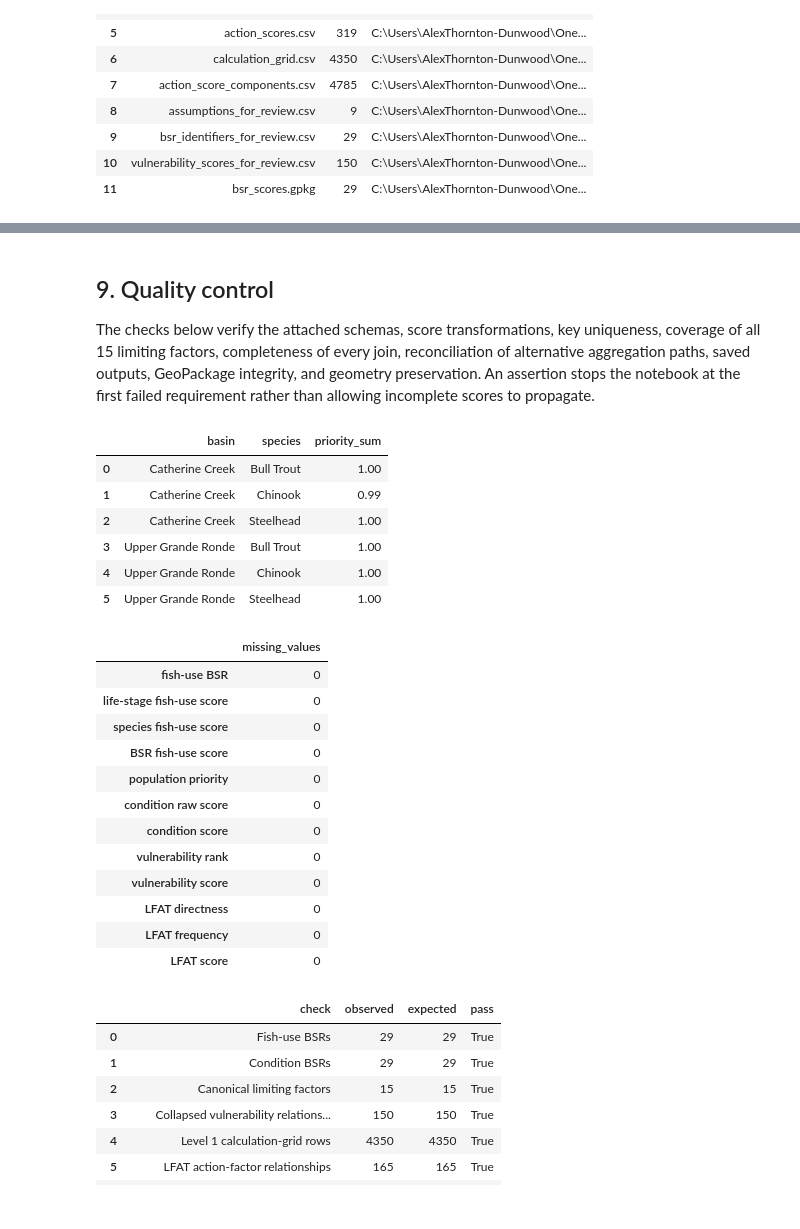
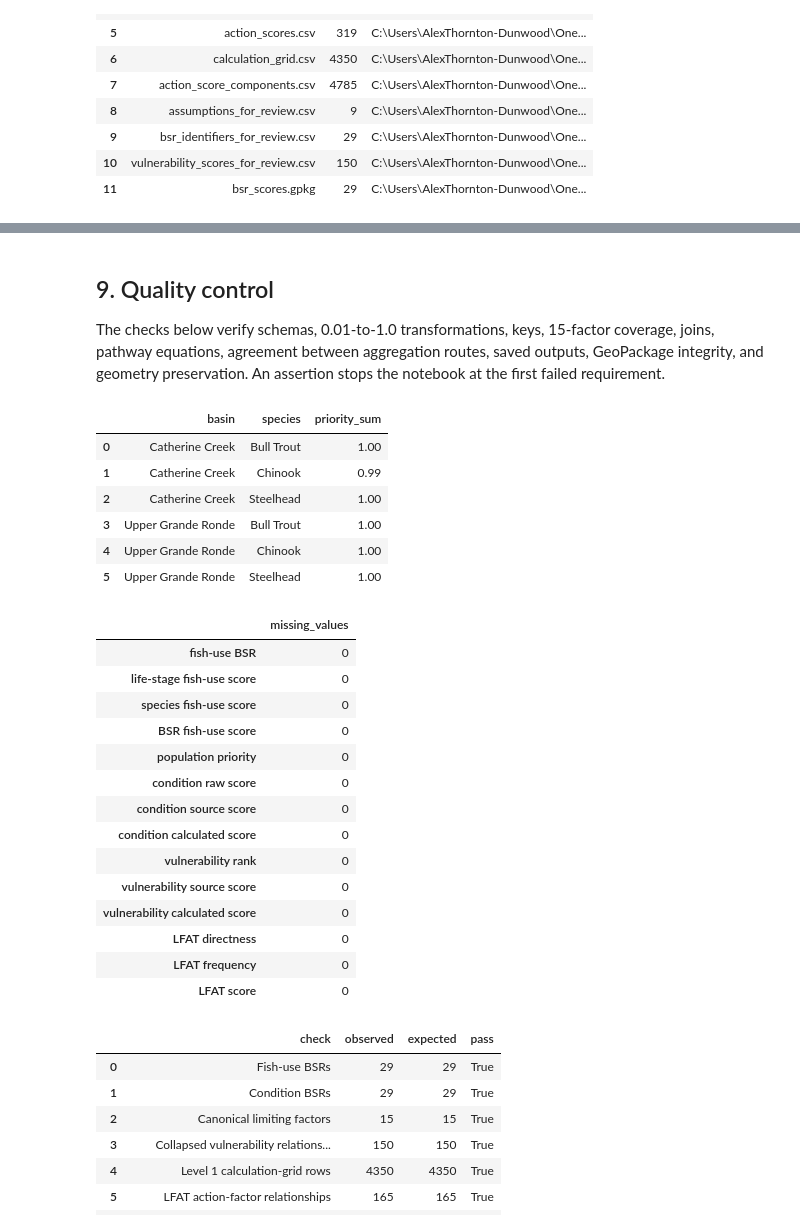
Before and after one commit to atdunwoody/atlas_lvl1-2_scoring_webapp, a Jupyter notebook: archive/atlas_integrated_scoring.ipynb, the cells around one changed output, grey strips where cells are left out. Saved outputs shown, nothing was run; the diff lists cells and outputs as text; code cells hidden in the pictures.

```diff
--- a/archive/atlas_integrated_scoring.ipynb
+++ b/archive/atlas_integrated_scoring.ipynb
@@ -1385,9 +1555,11 @@ display(output_manifest)
 # %% [markdown]
 ## 9. Quality control
 
-The checks below verify the attached schemas, score transformations, key uniqueness, coverage of all 15 limiting factors, completeness of every join, reconciliation of alternative aggregation paths, saved outputs, GeoPackage integrity, and geometry preservation. An assertion stops the notebook at the first failed requirement rather than allowing incomplete scores to propagate.
+The checks below verify schemas, 0.01-to-1.0 transformations, keys, 15-factor coverage, joins, pathway equations, agreement between aggregation routes, saved outputs, GeoPackage integrity, and geometry preservation. An assertion stops the notebook at the first failed requirement.
 # %%
-# QC 1: source values and transformations
+# QC 1: source values and score transformations
+
+# Collect all required fields so missing values can be reported by name.
 required_non_null = {
     "fish-use BSR": fish_use["bsr"],
     "life-stage fish-use score": fish_use["LS_corrected_score"],
@@ -1395,9 +1567,11 @@ required_non_null = {
     "BSR fish-use score": fish_use["fish_use_score"],
     "population priority": population["population_priority"],
     "condition raw score": condition["condition_score_raw_1_5"],
-    "condition score": condition["condition_score"],
+    "condition source score": condition["condition_score_source"],
+    "condition calculated score": condition["condition_score"],
     "vulnerability rank": vulnerability["vulnerability_rank"],
-    "vulnerability score": vulnerability["vulnerability_score"],
+    "vulnerability source score": vulnerability["vulnerability_score_source"],
+    "vulnerability calculated score": vulnerability["vulnerability_score"],
     "LFAT directness": lfat["directness_value"],
     "LFAT frequency": lfat["frequency_value"],
     "LFAT score": lfat["lfat_score"],
@@ -1408,74 +1582,82 @@ unresolved = {
 }
 assert not any(unresolved.values()), unresolved
 
+# Confirm input and multiplier ranges.
 assert fish_use["fish_use_score"].between(0, 1).all()
 assert fish_use["LS_corrected_score"].ge(0).all()
 assert fish_use["species_aggregate_score"].ge(0).all()
 assert population["population_priority"].between(0, 1).all()
 
+# Confirm population priorities sum to approximately 1 by basin and species.
 population_sums = (
     population.groupby(["basin", "species"])["population_priority"].sum()
 )
 assert np.allclose(population_sums, 1.0, atol=0.011)
 
-expected_condition_score = 0.10 + (
-    condition["condition_score_raw_1_5"] - 1.0
-) * (0.90 / 4.0)
+# Independently reproduce and check the condition transformation.
+expected_condition_score = (
+    0.01
+    + (condition["condition_score_raw_1_5"] - 1.0) * (0.99 / 4.0)
+)
 assert condition["condition_score_raw_1_5"].between(1, 5).all()
-assert condition["condition_score"].between(0.10, 1.00).all()
+assert condition["condition_score"].between(0.01, 1.00).all()
 assert np.allclose(
     condition["condition_score"], expected_condition_score, atol=1e-12
 )
 
-expected_vulnerability_score = 1.0 - 0.9 * (
-    vulnerability["vulnerability_rank"] - 1.0
-) / 14.0
+# Independently reproduce and check the vulnerability transformation.
+expected_vulnerability_score = (
+    1.0
+    - (vulnerability["vulnerability_rank"] - 1.0) * (0.99 / 14.0)
+)
 assert vulnerability["vulnerability_rank"].between(1, 15).all()
-assert vulnerability["vulnerability_score"].between(0.10, 1.00).all()
+assert vulnerability["vulnerability_score"].between(0.01, 1.00).all()
 assert np.allclose(
     vulnerability["vulnerability_score"],
     expected_vulnerability_score,
-    atol=1e-8,
+    atol=1e-12,
 )
 
+# Each source life stage must include all 15 limiting factors.
 vulnerability_source_coverage = vulnerability.groupby(
     ["species", "source_life_stage"]
 ).agg(
     rows=("limiting_factor", "size"),
     limiting_factors=("limiting_factor", "nunique"),
 )
-# Tied source ranks are valid. Every source stage must still contain one
-# record for each of the 15 limiting factors.
 assert vulnerability_source_coverage["rows"].eq(15).all()
 assert vulnerability_source_coverage["limiting_factors"].eq(15).all()
 
+# Check that action weight equals directness × frequency.
 assert np.allclose(
     lfat["lfat_score"],
     lfat["directness_value"] * lfat["frequency_value"],
     atol=1e-12,
 )
 assert lfat["lfat_score"].between(0, 1).all()
 
 display(population_sums.rename("priority_sum").reset_index())
 display(pd.DataFrame([unresolved]).T.rename(columns={0: "missing_values"}))
 # %% [output]
 |  | basin | species | priority_sum |
 | 0 | Catherine Creek | Bull Trout | 1.00 |
 | 1 | Catherine Creek | Chinook | 0.99 |
 | 2 | Catherine Creek | Steelhead | 1.00 |
 | 3 | Upper Grande Ronde | Bull Trout | 1.00 |
 | 4 | Upper Grande Ronde | Chinook | 1.00 |
 | 5 | Upper Grande Ronde | Steelhead | 1.00 |
 |  | missing_values |
 | fish-use BSR | 0 |
 | life-stage fish-use score | 0 |
 | species fish-use score | 0 |
 | BSR fish-use score | 0 |
 | population priority | 0 |
 | condition raw score | 0 |
-| condition score | 0 |
+| condition source score | 0 |
+| condition calculated score | 0 |
 | vulnerability rank | 0 |
-| vulnerability score | 0 |
+| vulnerability source score | 0 |
+| vulnerability calculated score | 0 |
 | LFAT directness | 0 |
 | LFAT frequency | 0 |
 | LFAT score | 0 |
```
Also changed, not shown: parts of 15 cells of this notebook, 39 other files.
